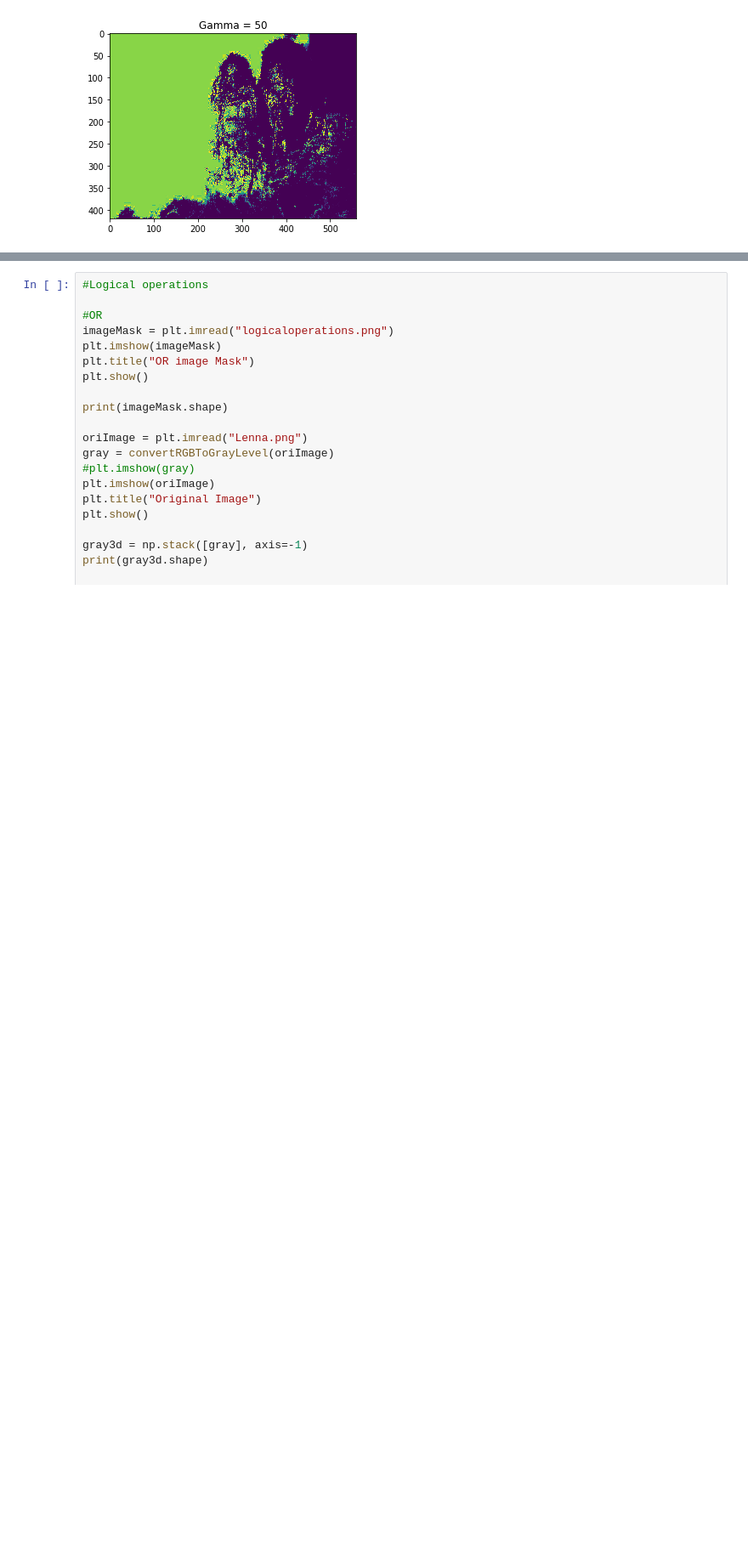
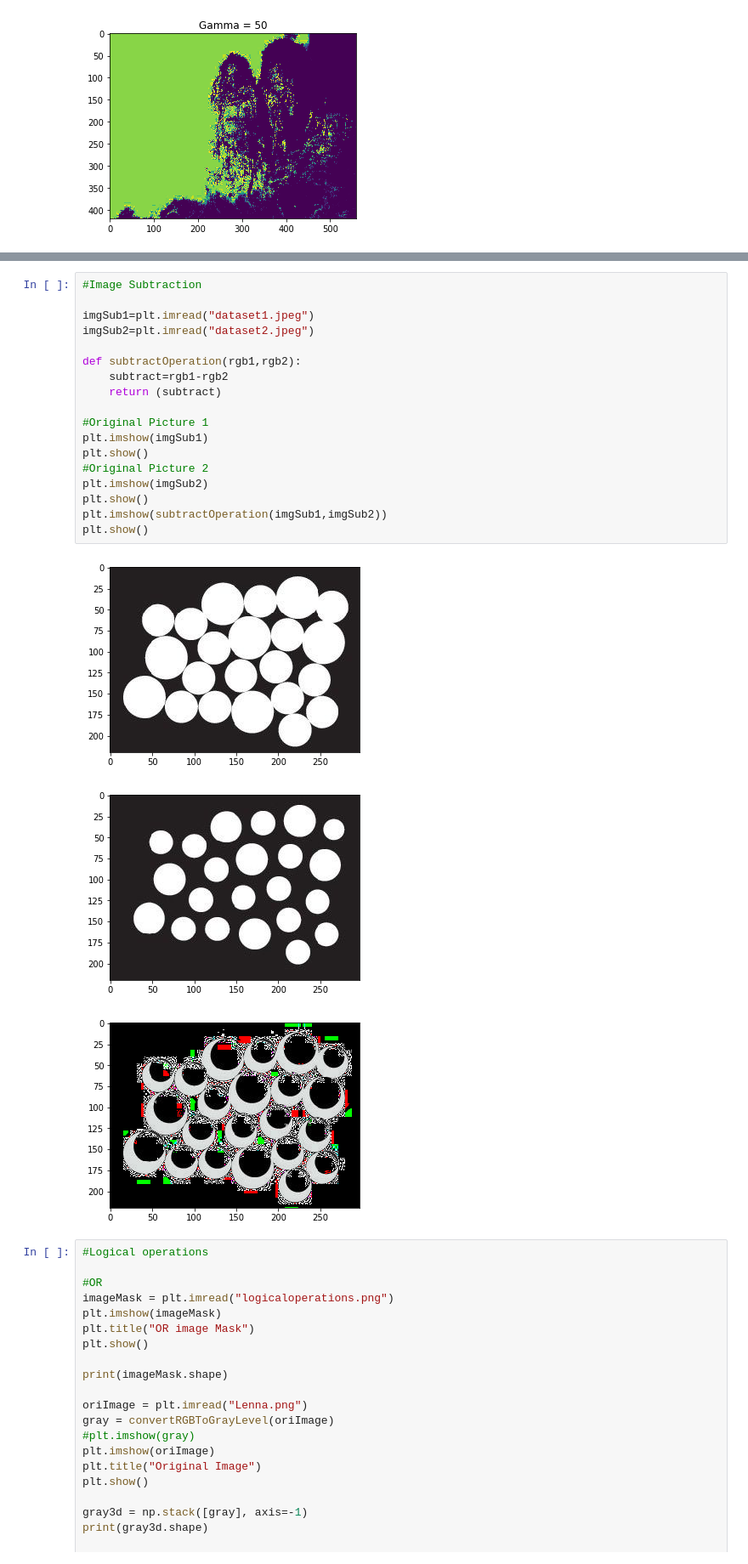
Before and after one commit to okzapradhana/spatial-image-enchacement, a Jupyter notebook: SpatialImageEnchacement.ipynb, the cells around one changed output, grey strips where cells are left out. Shown at 85% size. Cells and saved outputs as stored; diff of their text form; blank space fills up the shorter version.

Commit message:
Add Subtraction

```diff
--- a/SpatialImageEnchacement.ipynb
+++ b/SpatialImageEnchacement.ipynb
@@ -150,3 +150,25 @@ plt.show()
+# %%
+#Image Subtraction
+
+imgSub1=plt.imread("dataset1.jpeg")
+imgSub2=plt.imread("dataset2.jpeg")
+
+def subtractOperation(rgb1,rgb2):
+    subtract=rgb1-rgb2
+    return (subtract)
+
+#Original Picture 1
+plt.imshow(imgSub1)
+plt.show()
+#Original Picture 2
+plt.imshow(imgSub2)
+plt.show()
+plt.imshow(subtractOperation(imgSub1,imgSub2))
+plt.show()
+# %% [output]
+[figure, added]
+[figure, added]
+[figure, added]
 # %%
 #Logical operations
 
```
Also changed, not shown: parts of 2 cells of this notebook, 2 other files.
